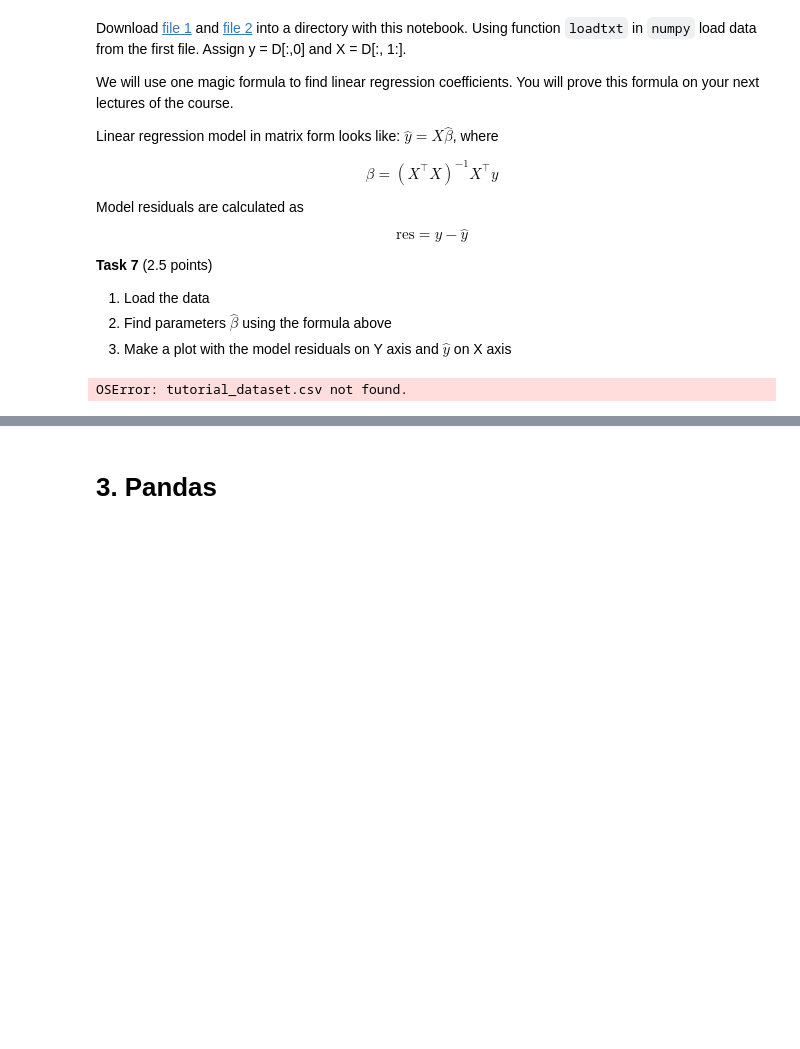
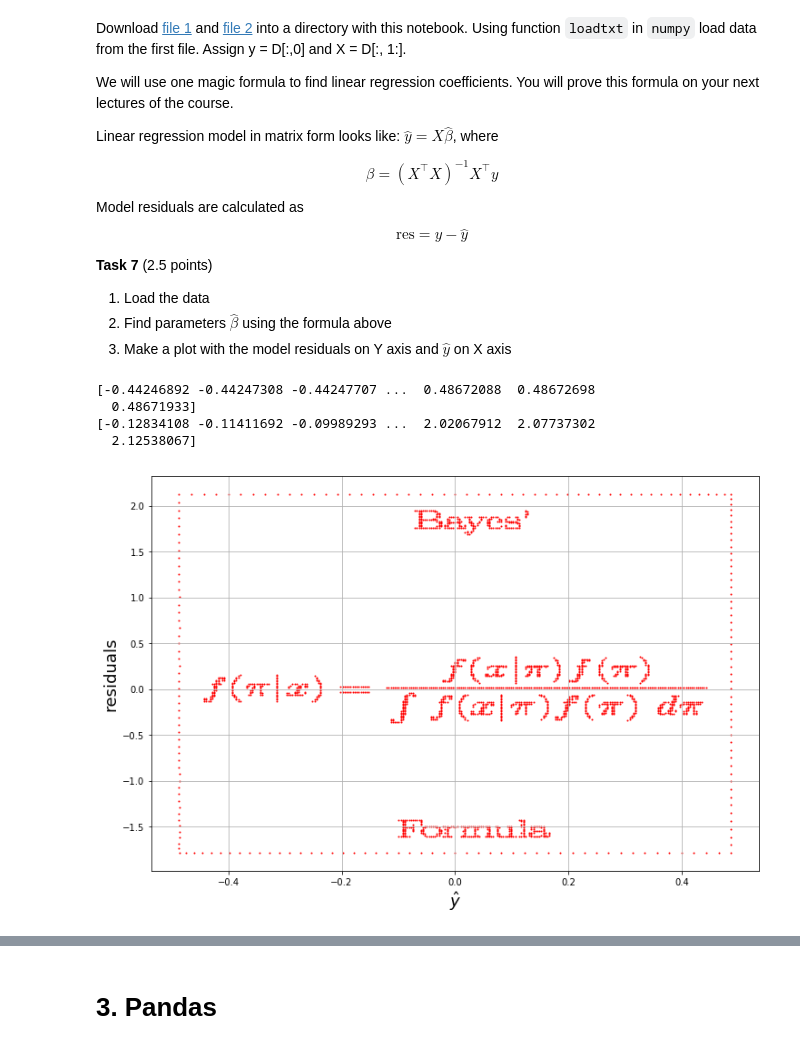
Before and after one commit to vikiwai/data-science, a Jupyter notebook: 01-homework/01-homework.ipynb, the cells around one changed output, grey strips where cells are left out. Cells and saved outputs as stored; diff of their text form; code cells hidden in the pictures; blank space fills up the shorter version.

Commit message:
Add a supplemented second part of homework (numpy)

```diff
--- a/01-homework/01-homework.ipynb
+++ b/01-homework/01-homework.ipynb
@@ -424,9 +426,39 @@ $$ \text{res} = y - \hat{y} $$
 1. Load the data
 2. Find parameters $\hat{\beta}$ using the formula above
 3. Make a plot with the model residuals on Y axis and $\hat{y}$ on X axis
+# %%
+%matplotlib inline
+import matplotlib.pyplot as plt
+import numpy as np
+
+def linear_regression(x, y):
+    b = np.dot(np.linalg.inv(np.dot(x.T, x)), np.dot(x.T, y))
+    y_hat = np.dot(x, b)
+    res = y - y_hat
+
+    print(y_hat)
+    print(res)
+
+    plt.figure(figsize=(12, 8))
+    plt.scatter(y_hat, res, s=1, color='r')
+
+    plt.xlabel('$\hat{y}$', fontsize=18)
+    plt.ylabel('residuals', fontsize=18)
+    plt.grid(b=1)
+
+    plt.show()
 # %%
 D = np.loadtxt('tutorial_dataset.csv',
                skiprows = 1,
                delimiter = ',')
+
+y = np.array(D[:, 0])
+x = np.array(D[:, 1 :])
+
+linear_regression(x, y)
 # %% [output]
-OSError: tutorial_dataset.csv not found.
+[-0.44246892 -0.44247308 -0.44247707 ...  0.48672088  0.48672698
+  0.48671933]
+[-0.12834108 -0.11411692 -0.09989293 ...  2.02067912  2.07737302
+  2.12538067]
+[figure, added]
```
Also changed, not shown: parts of 3 cells of this notebook.
